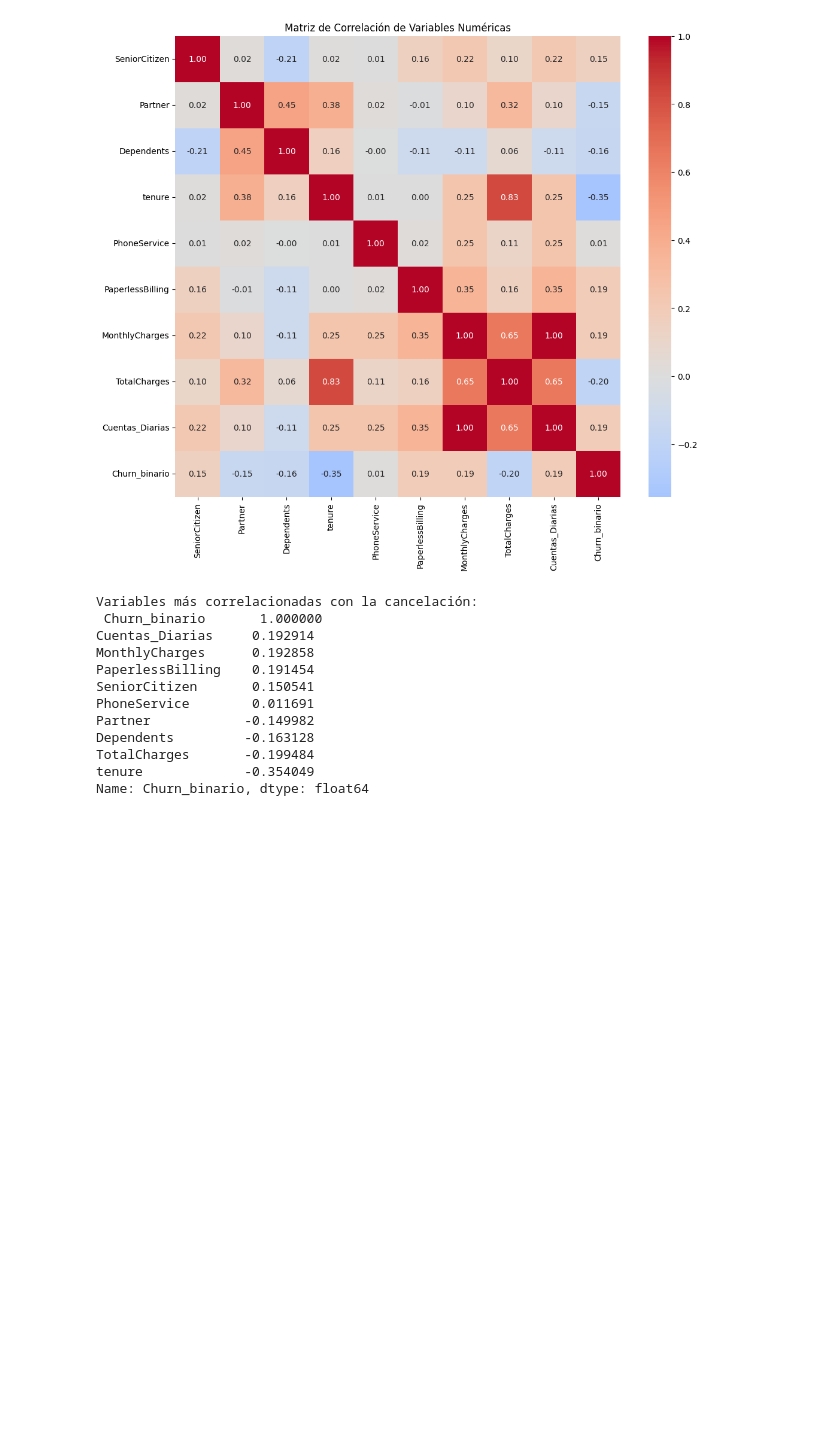
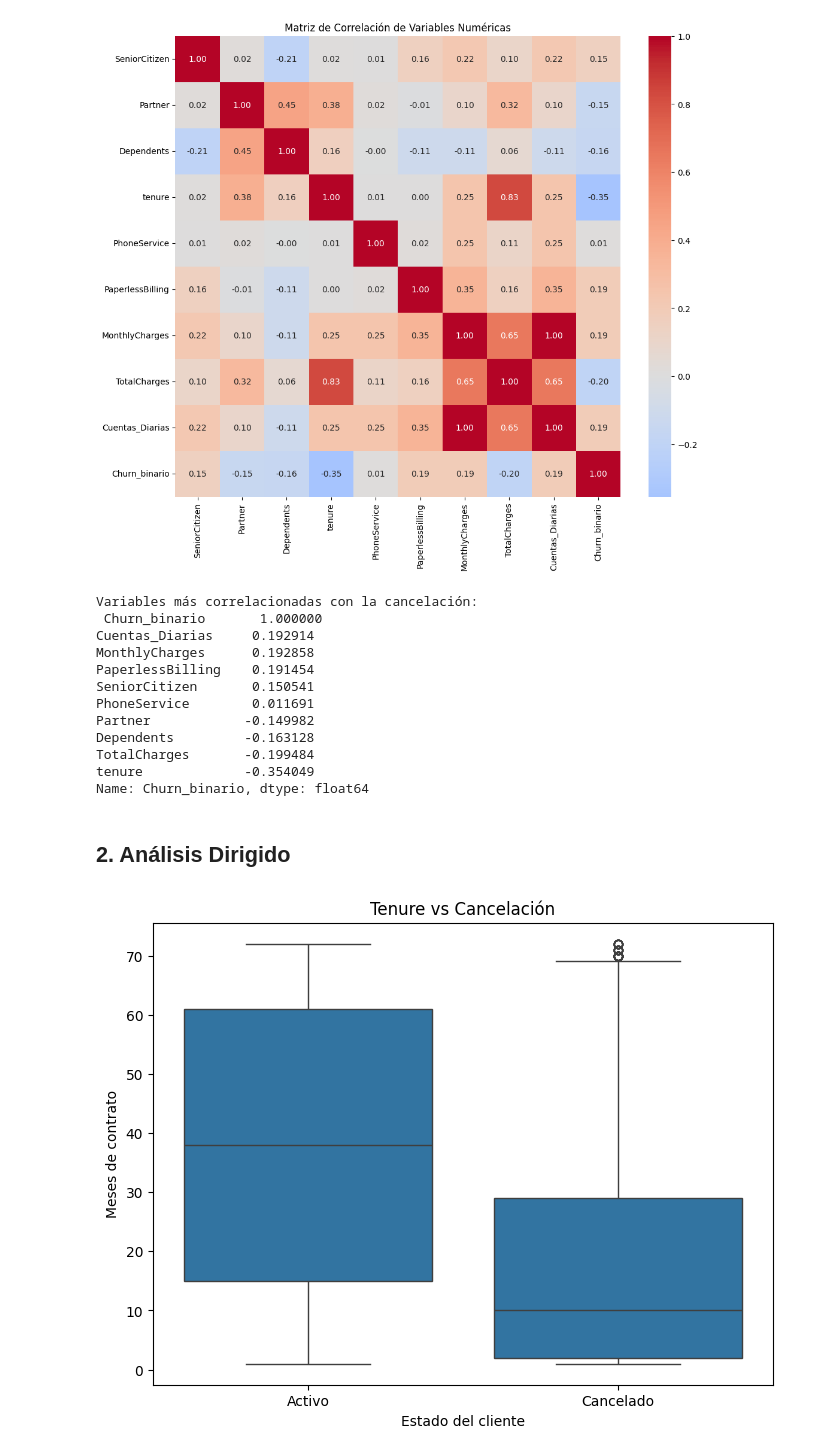
Before and after one commit to sscsam-cmd/TelecomX-parte2-Latam, a Jupyter notebook: TelecomX_parte2_Latam.ipynb, the cells around one changed output. Drawn from its saved outputs; the diff is of its cells as text; code cells hidden in the pictures; blank space fills up the shorter version.

```diff
--- a/TelecomX_parte2_Latam.ipynb
+++ b/TelecomX_parte2_Latam.ipynb
@@ -210,3 +229,16 @@ Dependents         -0.163128
 TotalCharges       -0.199484
 tenure             -0.354049
 Name: Churn_binario, dtype: float64
+# %% [markdown]
+## **2. Análisis Dirigido**
+# %%
+# Tenure vs Churn (Tiempo de contrato)
+plt.figure(figsize=(8,6))
+sns.boxplot(x='Churn_binario', y='tenure', data=df)
+plt.xticks([0,1], ['Activo', 'Cancelado'])
+plt.title("Tenure vs Cancelación")
+plt.ylabel("Meses de contrato")
+plt.xlabel("Estado del cliente")
+plt.show()
+# %% [output]
+[figure, added]
```
Also changed, not shown: parts of 30 cells of this notebook.
